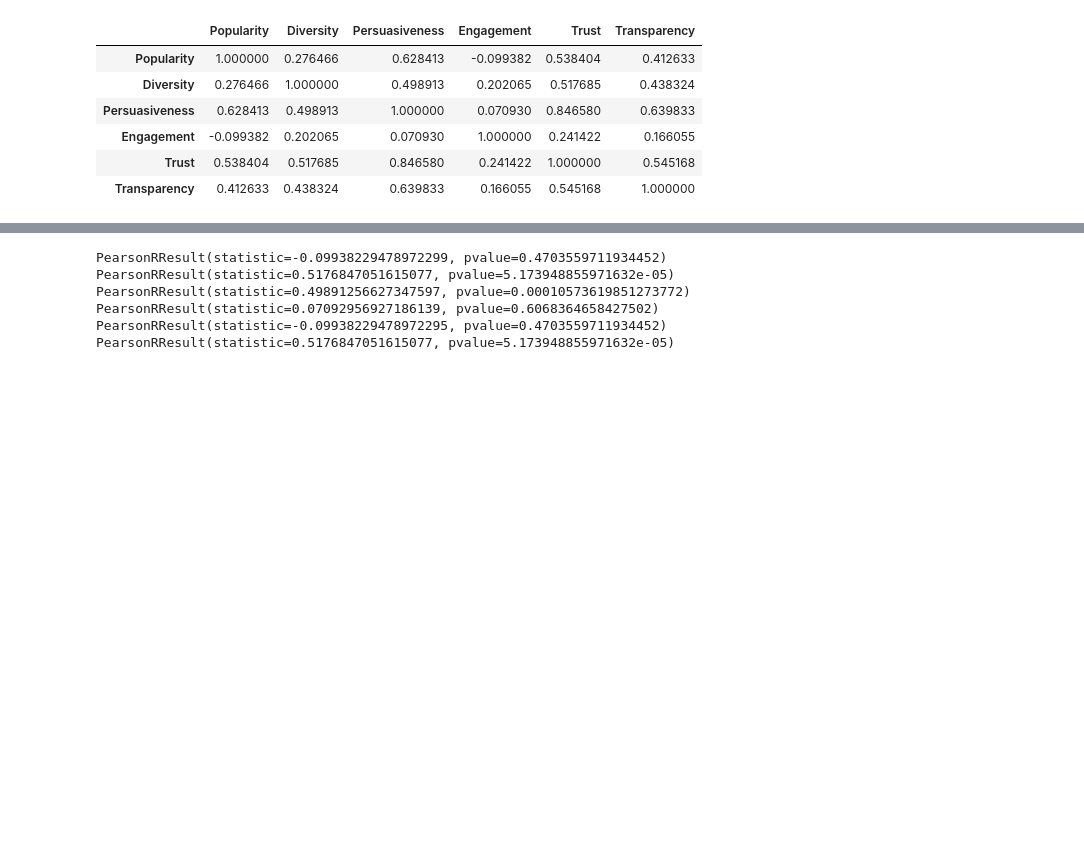
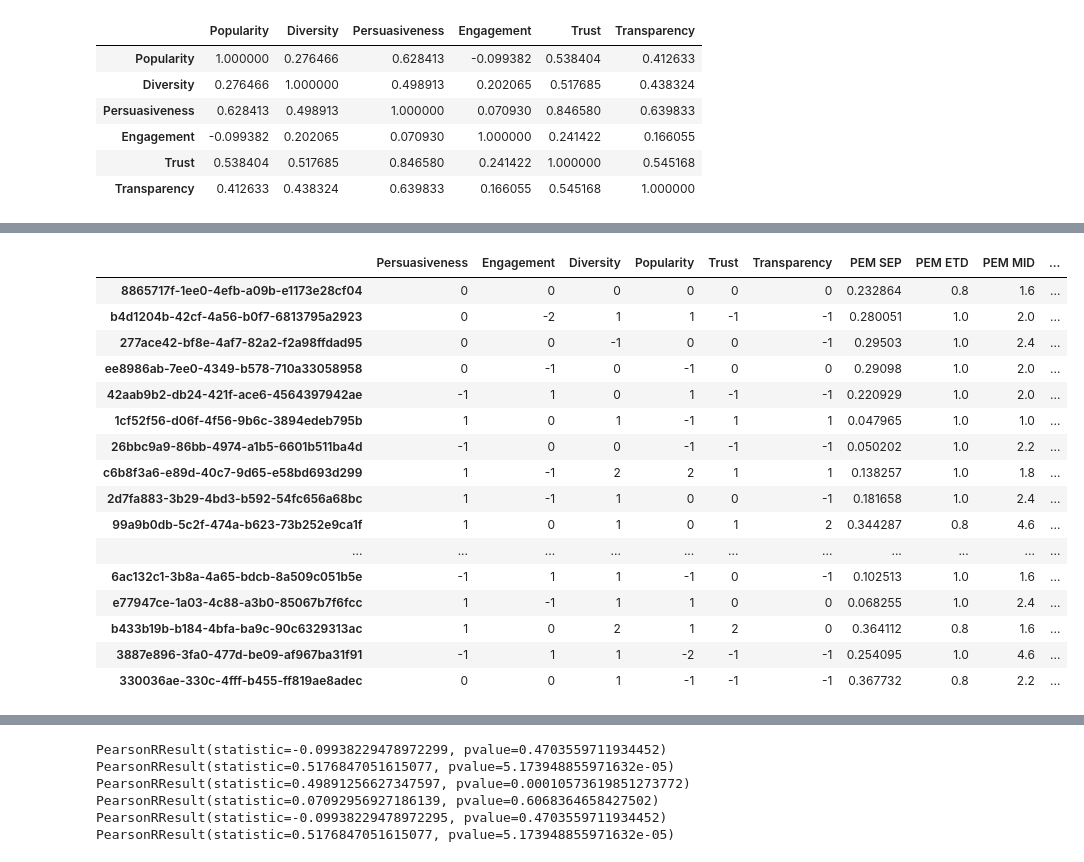
Before and after one commit to andlzanon/offline_metrics_explanation_rec_goals, a Jupyter notebook: Online User Study/Online Analysis.ipynb, the cells around one changed output, grey strips where cells are left out. Drawn from its saved outputs; the diff is of its cells as text; code cells hidden in the pictures; blank space fills up the shorter version.

```diff
--- a/Online User Study/Online Analysis.ipynb
+++ b/Online User Study/Online Analysis.ipynb
@@ -1212,6 +1212,26 @@ all_metrics_df
 | b433b19b-b184-4bfa-ba9c-90c6329313ac | 1 | 0 | 2 | 1 | 2 | 0 | 0.4 | -0.236797 | 0.2 |
 | 3887e896-3fa0-477d-be09-af967ba31f91 | -1 | 1 | 1 | -2 | -1 | -1 | 0.6 | -0.370322 | 1.6 |
 | 330036ae-330c-4fff-b455-ff819ae8adec | 0 | 0 | 1 | -1 | -1 | -1 | 0.6 | -0.359962 | -0.8 |
+# %%
+full_mtrics_df
+# %% [output]
+|  | Persuasiveness | Engagement | Diversity | Popularity | Trust | Transparency | PEM SEP | PEM ETD | PEM MID | ... |
+| 8865717f-1ee0-4efb-a09b-e1173e28cf04 | 0 | 0 | 0 | 0 | 0 | 0 | 0.232864 | 0.8 | 1.6 | ... |
+| b4d1204b-42cf-4a56-b0f7-6813795a2923 | 0 | -2 | 1 | 1 | -1 | -1 | 0.280051 | 1.0 | 2.0 | ... |
+| 277ace42-bf8e-4af7-82a2-f2a98ffdad95 | 0 | 0 | -1 | 0 | 0 | -1 | 0.29503 | 1.0 | 2.4 | ... |
+| ee8986ab-7ee0-4349-b578-710a33058958 | 0 | -1 | 0 | -1 | 0 | 0 | 0.29098 | 1.0 | 2.0 | ... |
+| 42aab9b2-db24-421f-ace6-4564397942ae | -1 | 1 | 0 | 1 | -1 | -1 | 0.220929 | 1.0 | 2.0 | ... |
+| 1cf52f56-d06f-4f56-9b6c-3894edeb795b | 1 | 0 | 1 | -1 | 1 | 1 | 0.047965 | 1.0 | 1.0 | ... |
+| 26bbc9a9-86bb-4974-a1b5-6601b511ba4d | -1 | 0 | 0 | -1 | -1 | -1 | 0.050202 | 1.0 | 2.2 | ... |
+| c6b8f3a6-e89d-40c7-9d65-e58bd693d299 | 1 | -1 | 2 | 2 | 1 | 1 | 0.138257 | 1.0 | 1.8 | ... |
+| 2d7fa883-3b29-4bd3-b592-54fc656a68bc | 1 | -1 | 1 | 0 | 0 | -1 | 0.181658 | 1.0 | 2.4 | ... |
+| 99a9b0db-5c2f-474a-b623-73b252e9ca1f | 1 | 0 | 1 | 0 | 1 | 2 | 0.344287 | 0.8 | 4.6 | ... |
+| ... | ... | ... | ... | ... | ... | ... | ... | ... | ... | ... |
+| 6ac132c1-3b8a-4a65-bdcb-8a509c051b5e | -1 | 1 | 1 | -1 | 0 | -1 | 0.102513 | 1.0 | 1.6 | ... |
+| e77947ce-1a03-4c88-a3b0-85067b7f6fcc | 1 | -1 | 1 | 1 | 0 | 0 | 0.068255 | 1.0 | 2.4 | ... |
+| b433b19b-b184-4bfa-ba9c-90c6329313ac | 1 | 0 | 2 | 1 | 2 | 0 | 0.364112 | 0.8 | 1.6 | ... |
+| 3887e896-3fa0-477d-be09-af967ba31f91 | -1 | 1 | 1 | -2 | -1 | -1 | 0.254095 | 1.0 | 4.6 | ... |
+| 330036ae-330c-4fff-b455-ff819ae8adec | 0 | 0 | 1 | -1 | -1 | -1 | 0.367732 | 0.8 | 2.2 | ... |
 # %%
 corr_all = all_metrics_df.corr(method='pearson')
 corr_all
```
Also changed, not shown: parts of 14 cells of this notebook, 4 other files.
